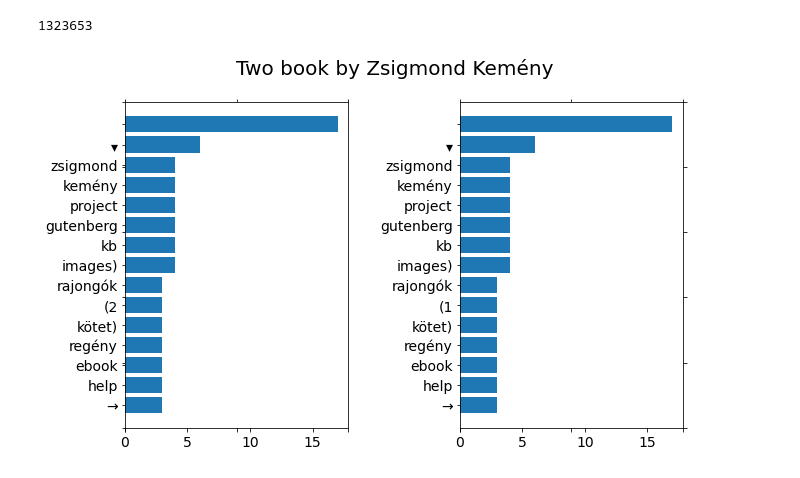
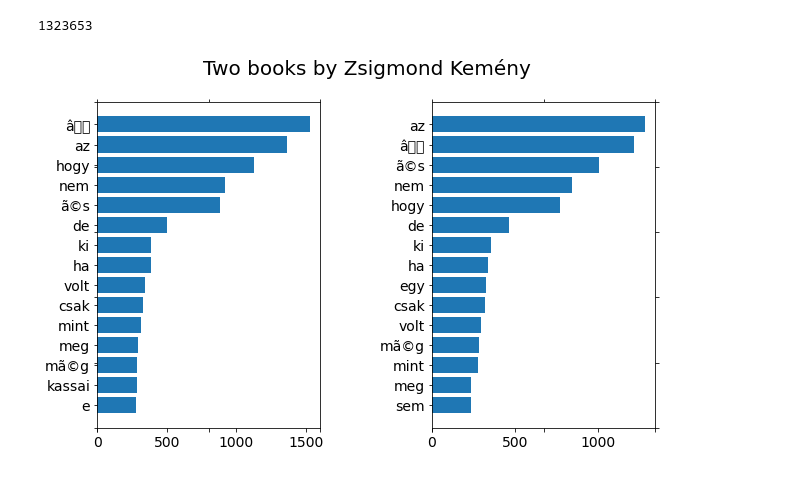
Before and after one commit to fdac22/MiniProject1, a Jupyter notebook: cwang93.ipynb, the cells around one changed output. Drawn from its saved outputs; the diff is of its cells as text; code cells hidden in the pictures.

```diff
--- a/cwang93.ipynb
+++ b/cwang93.ipynb
@@ -252,8 +252,8 @@ len(t)
 1323653
 # %%
 #Compare word frequencies between two works of a single author.
-(wf_HS, tw_HS) = get_wf('https://www.gutenberg.org/ebooks/68980')
-(wf_AW, tw_AW) = get_wf('https://www.gutenberg.org/ebooks/68979')
+(wf_HS, tw_HS) = get_wf('https://www.gutenberg.org/files/68980/68980-h/68980-h.htm')
+(wf_AW, tw_AW) = get_wf('https://www.gutenberg.org/files/68979/68979-h/68979-h.htm')
 plotTwoLists (wf_HS, wf_AW, "Two books by Zsigmond Kemény")
 # %% [output]
-[figure, old version]
+[figure, new version]
```
Also changed, not shown: parts of 1 cell of this notebook.
